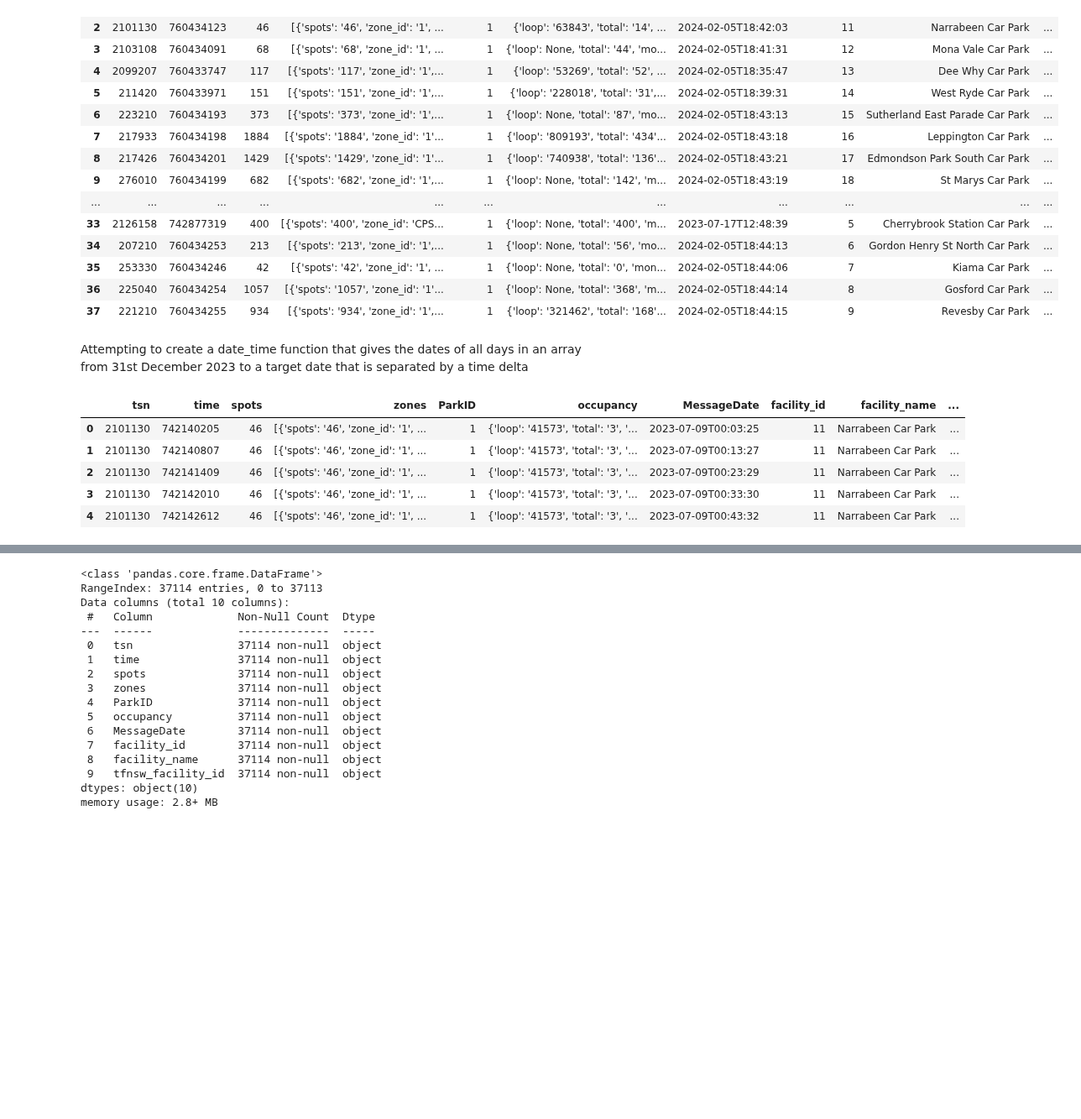
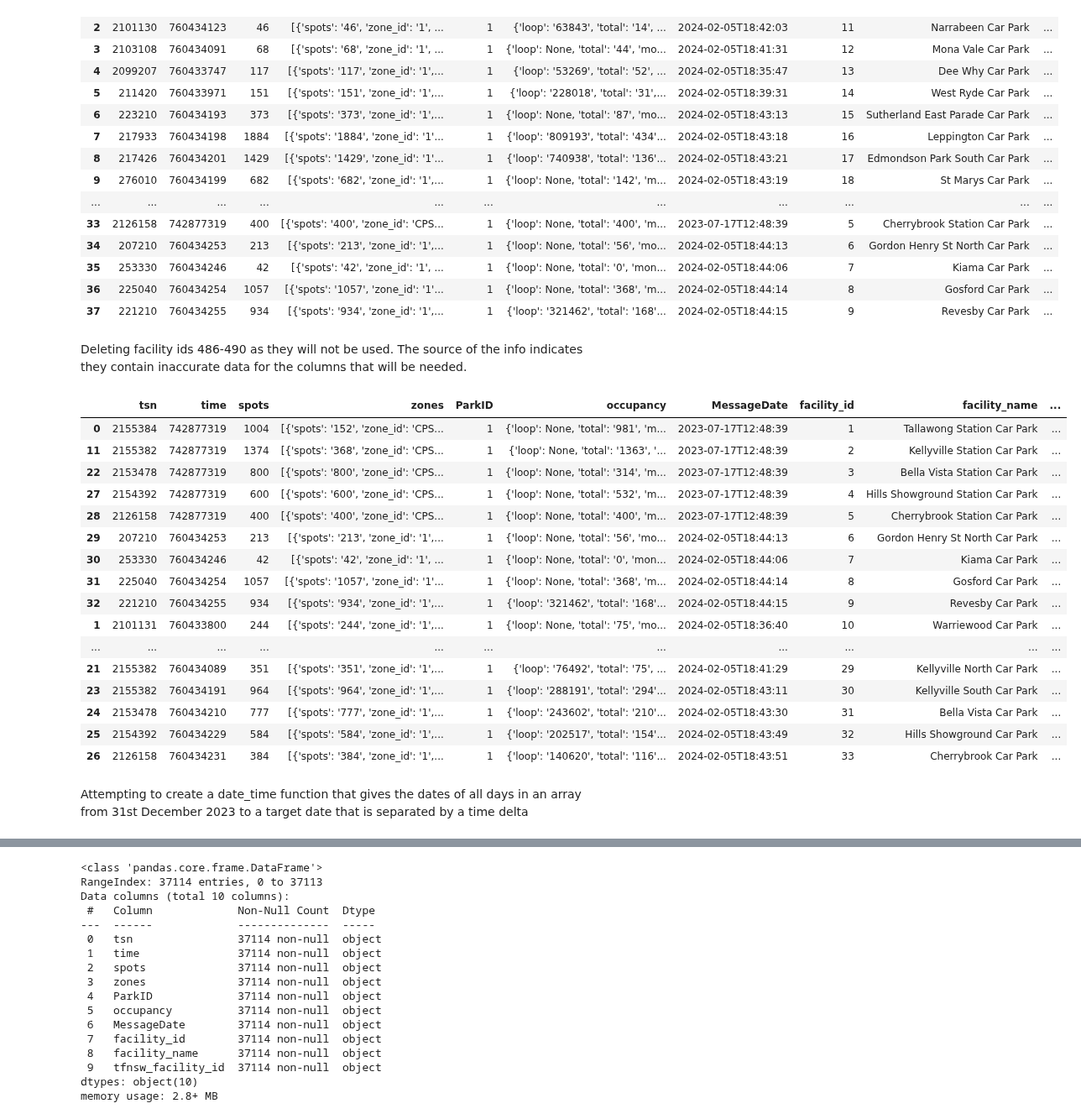
Before and after one commit to M13Mwongo/parking-spot-predictor, a Jupyter notebook: requests.ipynb, the cells around one changed output, grey strips where cells are left out. Shown at 84% size. Drawn from its saved outputs; the diff is of its cells as text; code cells hidden in the pictures; blank space fills up the shorter version.

Commit message:
parking data added

```diff
--- a/requests.ipynb
+++ b/requests.ipynb
@@ -112,6 +94,36 @@ df_carpark_details
 | 35 | 253330 | 760434246 | 42 | [{'spots': '42', 'zone_id': '1', ... | 1 | {'loop': None, 'total': '0', 'mon... | 2024-02-05T18:44:06 | 7 | Kiama Car Park | ... |
 | 36 | 225040 | 760434254 | 1057 | [{'spots': '1057', 'zone_id': '1'... | 1 | {'loop': None, 'total': '368', 'm... | 2024-02-05T18:44:14 | 8 | Gosford Car Park | ... |
 | 37 | 221210 | 760434255 | 934 | [{'spots': '934', 'zone_id': '1',... | 1 | {'loop': '321462', 'total': '168'... | 2024-02-05T18:44:15 | 9 | Revesby Car Park | ... |
+# %% [markdown]
+Deleting facility ids 486-490 as they will not be used. The source of the info indicates they contain inaccurate data for the columns that will be needed.
+# %%
+# Dropping rows 28,29,30,31,32
+df_carpark_details.drop(index=[28,29,30,31,32],inplace=True)
+
+# Resetting the index
+df_carpark_details.reset_index(drop=True,inplace=True)
+
+# Sorting by facility_id
+df_carpark_details.sort_values(by='facility_id',inplace=True)
+df_carpark_details
+# %% [output]
+|  | tsn | time | spots | zones | ParkID | occupancy | MessageDate | facility_id | facility_name | ... |
+| 0 | 2155384 | 742877319 | 1004 | [{'spots': '152', 'zone_id': 'CPS... | 1 | {'loop': None, 'total': '981', 'm... | 2023-07-17T12:48:39 | 1 | Tallawong Station Car Park | ... |
+| 11 | 2155382 | 742877319 | 1374 | [{'spots': '368', 'zone_id': 'CPS... | 1 | {'loop': None, 'total': '1363', '... | 2023-07-17T12:48:39 | 2 | Kellyville Station Car Park | ... |
+| 22 | 2153478 | 742877319 | 800 | [{'spots': '800', 'zone_id': 'CPS... | 1 | {'loop': None, 'total': '314', 'm... | 2023-07-17T12:48:39 | 3 | Bella Vista Station Car Park | ... |
+| 27 | 2154392 | 742877319 | 600 | [{'spots': '600', 'zone_id': 'CPS... | 1 | {'loop': None, 'total': '532', 'm... | 2023-07-17T12:48:39 | 4 | Hills Showground Station Car Park | ... |
+| 28 | 2126158 | 742877319 | 400 | [{'spots': '400', 'zone_id': 'CPS... | 1 | {'loop': None, 'total': '400', 'm... | 2023-07-17T12:48:39 | 5 | Cherrybrook Station Car Park | ... |
+| 29 | 207210 | 760434253 | 213 | [{'spots': '213', 'zone_id': '1',... | 1 | {'loop': None, 'total': '56', 'mo... | 2024-02-05T18:44:13 | 6 | Gordon Henry St North Car Park | ... |
+| 30 | 253330 | 760434246 | 42 | [{'spots': '42', 'zone_id': '1', ... | 1 | {'loop': None, 'total': '0', 'mon... | 2024-02-05T18:44:06 | 7 | Kiama Car Park | ... |
+| 31 | 225040 | 760434254 | 1057 | [{'spots': '1057', 'zone_id': '1'... | 1 | {'loop': None, 'total': '368', 'm... | 2024-02-05T18:44:14 | 8 | Gosford Car Park | ... |
+| 32 | 221210 | 760434255 | 934 | [{'spots': '934', 'zone_id': '1',... | 1 | {'loop': '321462', 'total': '168'... | 2024-02-05T18:44:15 | 9 | Revesby Car Park | ... |
+| 1 | 2101131 | 760433800 | 244 | [{'spots': '244', 'zone_id': '1',... | 1 | {'loop': None, 'total': '75', 'mo... | 2024-02-05T18:36:40 | 10 | Warriewood Car Park | ... |
+| ... | ... | ... | ... | ... | ... | ... | ... | ... | ... | ... |
+| 21 | 2155382 | 760434089 | 351 | [{'spots': '351', 'zone_id': '1',... | 1 | {'loop': '76492', 'total': '75', ... | 2024-02-05T18:41:29 | 29 | Kellyville North Car Park | ... |
+| 23 | 2155382 | 760434191 | 964 | [{'spots': '964', 'zone_id': '1',... | 1 | {'loop': '288191', 'total': '294'... | 2024-02-05T18:43:11 | 30 | Kellyville South Car Park | ... |
+| 24 | 2153478 | 760434210 | 777 | [{'spots': '777', 'zone_id': '1',... | 1 | {'loop': '243602', 'total': '210'... | 2024-02-05T18:43:30 | 31 | Bella Vista Car Park | ... |
+| 25 | 2154392 | 760434229 | 584 | [{'spots': '584', 'zone_id': '1',... | 1 | {'loop': '202517', 'total': '154'... | 2024-02-05T18:43:49 | 32 | Hills Showground Car Park | ... |
+| 26 | 2126158 | 760434231 | 384 | [{'spots': '384', 'zone_id': '1',... | 1 | {'loop': '140620', 'total': '116'... | 2024-02-05T18:43:51 | 33 | Cherrybrook Car Park | ... |
 # %% [markdown]
 Attempting to create a date_time function that gives the dates of all days in an array from 31st December 2023 to a target date that is separated by a time delta
 # %%
@@ -168,14 +180,3 @@ def carpark_history_period(facility, dates_array):
 
     # Converting read data into a pandas dataframe
     return pd.DataFrame(data)
-# %%
-df = carpark_history_period(facility=11, dates_array=date_getter(td=timedelta(weeks=25)))
-
-df.head()
-# %% [output]
-|  | tsn | time | spots | zones | ParkID | occupancy | MessageDate | facility_id | facility_name | ... |
-| 0 | 2101130 | 742140205 | 46 | [{'spots': '46', 'zone_id': '1', ... | 1 | {'loop': '41573', 'total': '3', '... | 2023-07-09T00:03:25 | 11 | Narrabeen Car Park | ... |
-| 1 | 2101130 | 742140807 | 46 | [{'spots': '46', 'zone_id': '1', ... | 1 | {'loop': '41573', 'total': '3', '... | 2023-07-09T00:13:27 | 11 | Narrabeen Car Park | ... |
-| 2 | 2101130 | 742141409 | 46 | [{'spots': '46', 'zone_id': '1', ... | 1 | {'loop': '41573', 'total': '3', '... | 2023-07-09T00:23:29 | 11 | Narrabeen Car Park | ... |
-| 3 | 2101130 | 742142010 | 46 | [{'spots': '46', 'zone_id': '1', ... | 1 | {'loop': '41573', 'total': '3', '... | 2023-07-09T00:33:30 | 11 | Narrabeen Car Park | ... |
-| 4 | 2101130 | 742142612 | 46 | [{'spots': '46', 'zone_id': '1', ... | 1 | {'loop': '41573', 'total': '3', '... | 2023-07-09T00:43:32 | 11 | Narrabeen Car Park | ... |
```
Also changed, not shown: parts of 5 cells of this notebook, 46 other files.
